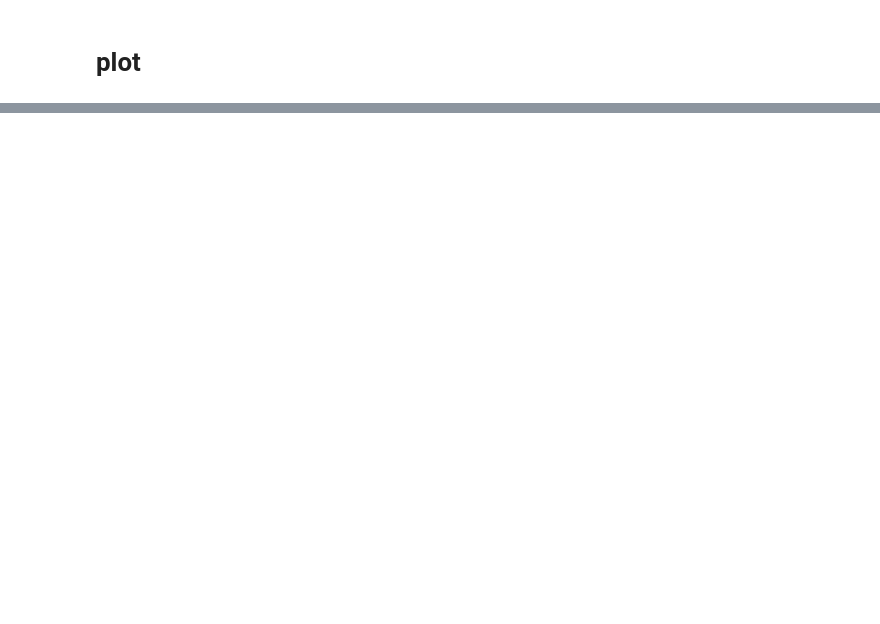
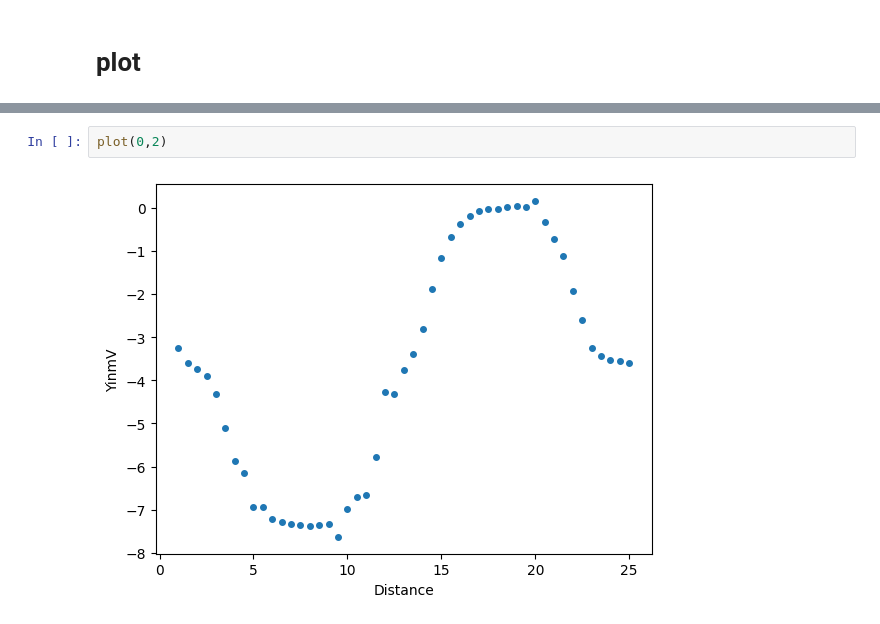
Before and after one commit to vijaypanchalr3/prosus, a Jupyter notebook: src/analysis/analysis.ipynb, the cells around one changed output, grey strips where cells are left out. Cells and saved outputs as stored; diff of their text form; blank space fills up the shorter version.

```diff
--- a/src/analysis/analysis.ipynb
+++ b/src/analysis/analysis.ipynb
@@ -35,0 +37,4 @@ plot(0,3)
+# %%
+plot(0,2)
+# %% [output]
+[figure, added]
```
Also changed, not shown: parts of 5 cells of this notebook, 2 other files.
